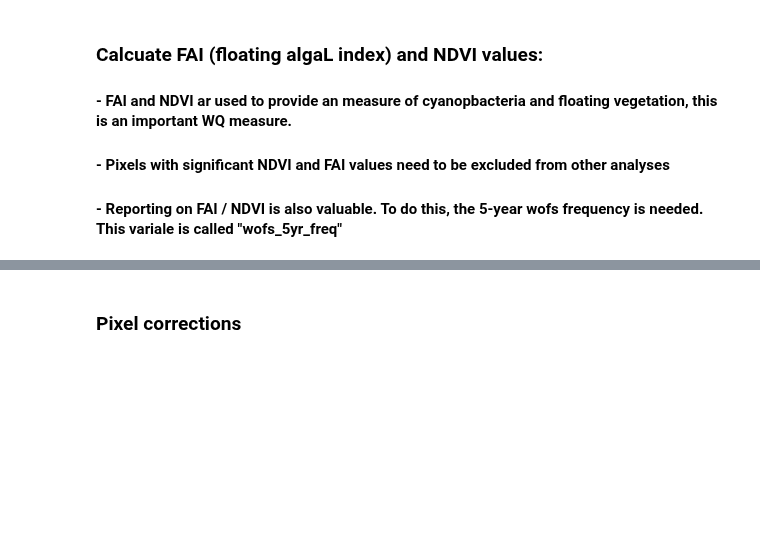
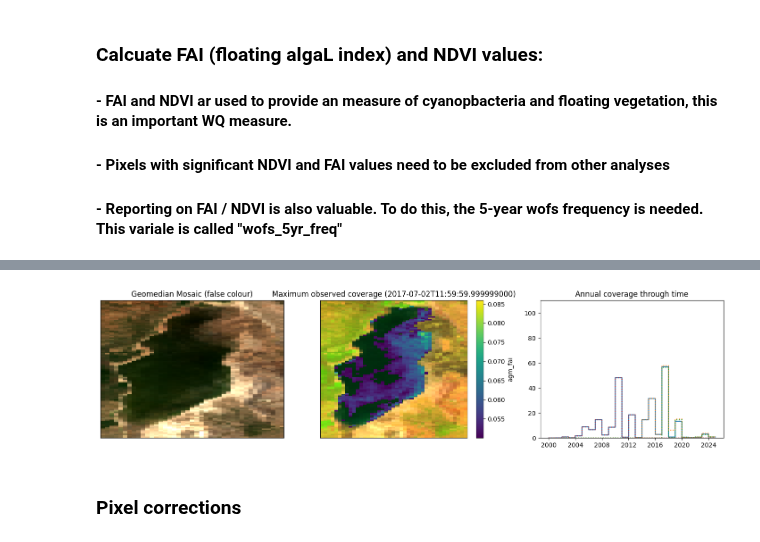
Before and after one commit to vikineema/deafrica_water_quality, a Jupyter notebook: WP1.2/WQ package 1.2.ipynb, the cells around one changed output, grey strips where cells are left out. Drawn from its saved outputs; the diff is of its cells as text; code cells hidden in the pictures; blank space fills up the shorter version.

```diff
--- a/WP1.2/WQ package 1.2.ipynb
+++ b/WP1.2/WQ package 1.2.ipynb
@@ -223,6 +268,3 @@ ds_annual['fai_cover'] = \
 
 ds = geomedian_NDVI(ds,False)
 ds = geomedian_NDVI_percent_affected(ds,agm_ndvi_cutoff = 0.05,WAFT=0.45)
-# %%
-ds.fai_percent_cover.plot.step('b',where='mid',marker="",linestyle = ':')
-ds.ndvi_percent_cover.plot.step('g',where='mid',marker="",linestyle = '-')
@@ -266,0 +271,13 @@ water_pixels = ds.where(ds.wofs_ann_freq > p).wofs_ann_freq.count(dim=('x','y'))
+# %%
+# --- a function to make nice step-plot data; we assume that we're working with time data and that the step intervals are even
+def make_stepplot_data(tdata,ydata):
+    delta = ((np.datetime64(tdata[1])- np.datetime64(tdata[0]))/2)
+    steps = np.array([], dtype='datetime64')
+    values = []
+    for t in tdata:
+        value  = ydata[tdata==t]
+        tminus = t - delta
+        tplus  = t + delta
+        steps  = np.append(steps, [tminus,tplus])
+        values = np.append(values,[value ,value])
+    return(steps,values)
@@ -267,3 +345,44 @@ water_pixels = ds.where(ds.wofs_ann_freq > p).wofs_ann_freq.count(dim=('x','y'))
+# %%
+#--- visualise  the annual results and image data
+annual_results = results['annual_results']
+max_year    = annual_results[annual_results.fai_cover_percent == annual_results.fai_cover_percent.max()].time.values[0]
+max_year_index = list(annual_results.time).index(max_year)
+
+fig, ax = plt.subplots(1, 3, figsize=(18, 4))
+
+ax[2].set_ylim(0,110)
+
+tindex = max_year_index
+if ds.msi_agm[tindex]==True:
+    rgb(ds,bands=['msi04_agm','msi03_agm','msi02_agm'],index=tindex,index_dim='time',ax=ax[0])
+    rgb(ds,bands=['msi11_agm','msi8a_agm','msi02_agm'],index=tindex,index_dim='time',ax=ax[1])
+else:
+    if ds.oli_agm[tindex]==True:
+        print('trying oli')
+        rgb(ds,bands=['oli04_agm','oli03_agm','oli02_agm'],index=tindex,index_dim='time',ax=ax[0])
+        rgb(ds,bands=['oli06_agm','oli05_agm','oli03_agm'],index=tindex,index_dim='time',ax=ax[1])
+    else :
+        if ds.tm_agm[tindex]==True:
+           rgb(ds,bands=['tm03_agm','tm02_agm','tm01_agm'],index=tindex,index_dim='time',ax=ax[0])
+           rgb(ds,bands=['tm05_agm','tm04_agm','tm02_agm'],index=tindex,index_dim='time',ax=ax[1])
+
+ds.sel(time=str(max_year)).agm_fai.plot(ax=ax[1])
+
+t,y = make_stepplot_data(annual_results.time,annual_results.fai_cover_percent)
+plt.plot(t,y,label='all data')
+
+for instrument in 'oli_agm','msi_agm','tm_agm':
+    if instrument in ds.data_vars:
+        y   = (((ds[instrument+'_fai'].count(dim=('x','y')) * parameters['cell_area']) / annual_results.area_km2) * 100).round(2)
+        t,y = make_stepplot_data(np.asarray(ds.time),y)
+        plt.plot(t,y,linestyle=':',label=instrument)
+
+# Titles
+ax[0].set_title("Geomedian Mosaic (false colour)"), ax[0].xaxis.set_visible(False), ax[0].yaxis.set_visible(False)
+ax[1].set_title("Maximum observed coverage ("+str(max_year)+")"), ax[1].xaxis.set_visible(False), ax[1].yaxis.set_visible(False);
+ax[2].set_title("Annual coverage through time"), ax[2].xaxis.set_visible(True), ax[2].yaxis.set_visible(True);
+# %% [output]
+[figure, added]
 # %% [markdown]
 ### Pixel corrections
 # %%
```
Also changed, not shown: parts of 13 cells of this notebook.
